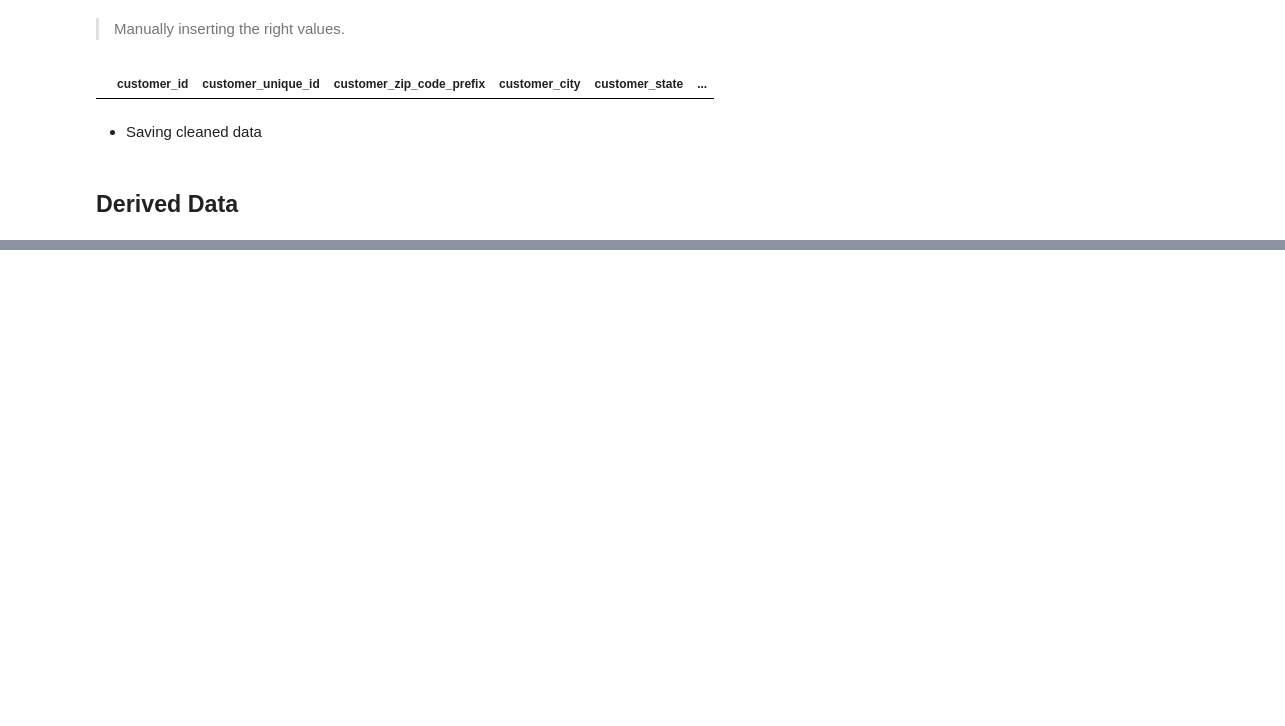
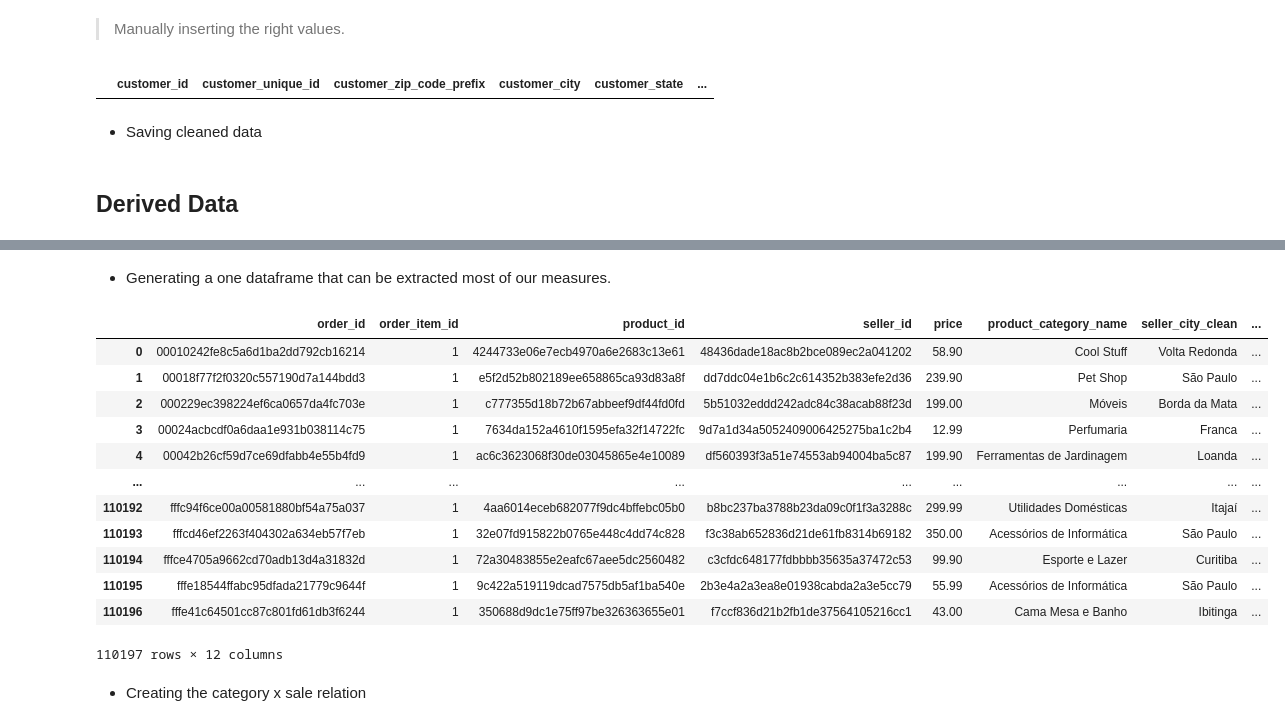
Before and after one commit to rickcolettohub/E-Commerce-Sales-Data-Analysis, a Jupyter notebook: notebooks/EDA.ipynb, the cells around one changed output, grey strips where cells are left out. Cells and saved outputs as stored; diff of their text form; code cells hidden in the pictures; blank space fills up the shorter version.

```diff
--- a/notebooks/EDA.ipynb
+++ b/notebooks/EDA.ipynb
@@ -797,0 +661,27 @@ dfp_seller_revenue.to_csv("../data/processed/seller_revenue.csv", index=False)
+# %%
+proc_df_sales = proc_df_sales[proc_df_sales['order_id'].isin(proc_order_by_customer['order_id'])]
+proc_df_sales.reset_index(drop=True, inplace=True)
+# %%
+total_spent_by_order = proc_df_sales.groupby('order_id')['price'].sum().reset_index()
+proc_order_by_customer = proc_order_by_customer.merge(total_spent_by_order,on='order_id',how='left')
+# %% [markdown]
+- Generating a one dataframe that can be extracted most of our measures.
+# %%
+proc_df_sales = proc_df_sales.merge(proc_order_by_customer[['order_id','order_purchase_timestamp','customer_unique_id','customer_city_clean','customer_state_clean']],on='order_id',how='left')
+proc_df_sales
+# %% [output]
+|  | order_id | order_item_id | product_id | seller_id | price | product_category_name | seller_city_clean | ... |
+| 0 | 00010242fe8c5a6d1ba2dd792cb16214 | 1 | 4244733e06e7ecb4970a6e2683c13e61 | 48436dade18ac8b2bce089ec2a041202 | 58.90 | Cool Stuff | Volta Redonda | ... |
+| 1 | 00018f77f2f0320c557190d7a144bdd3 | 1 | e5f2d52b802189ee658865ca93d83a8f | dd7ddc04e1b6c2c614352b383efe2d36 | 239.90 | Pet Shop | São Paulo | ... |
+| 2 | 000229ec398224ef6ca0657da4fc703e | 1 | c777355d18b72b67abbeef9df44fd0fd | 5b51032eddd242adc84c38acab88f23d | 199.00 | Móveis | Borda da Mata | ... |
+| 3 | 00024acbcdf0a6daa1e931b038114c75 | 1 | 7634da152a4610f1595efa32f14722fc | 9d7a1d34a5052409006425275ba1c2b4 | 12.99 | Perfumaria | Franca | ... |
+| 4 | 00042b26cf59d7ce69dfabb4e55b4fd9 | 1 | ac6c3623068f30de03045865e4e10089 | df560393f3a51e74553ab94004ba5c87 | 199.90 | Ferramentas de Jardinagem | Loanda | ... |
+| ... | ... | ... | ... | ... | ... | ... | ... | ... |
+| 110192 | fffc94f6ce00a00581880bf54a75a037 | 1 | 4aa6014eceb682077f9dc4bffebc05b0 | b8bc237ba3788b23da09c0f1f3a3288c | 299.99 | Utilidades Domésticas | Itajaí | ... |
+| 110193 | fffcd46ef2263f404302a634eb57f7eb | 1 | 32e07fd915822b0765e448c4dd74c828 | f3c38ab652836d21de61fb8314b69182 | 350.00 | Acessórios de Informática | São Paulo | ... |
+| 110194 | fffce4705a9662cd70adb13d4a31832d | 1 | 72a30483855e2eafc67aee5dc2560482 | c3cfdc648177fdbbbb35635a37472c53 | 99.90 | Esporte e Lazer | Curitiba | ... |
+| 110195 | fffe18544ffabc95dfada21779c9644f | 1 | 9c422a519119dcad7575db5af1ba540e | 2b3e4a2a3ea8e01938cabda2a3e5cc79 | 55.99 | Acessórios de Informática | São Paulo | ... |
+| 110196 | fffe41c64501cc87c801fd61db3f6244 | 1 | 350688d9dc1e75ff97be326363655e01 | f7ccf836d21b2fb1de37564105216cc1 | 43.00 | Cama Mesa e Banho | Ibitinga | ... |
+110197 rows × 12 columns
+# %% [markdown]
+- Creating the category x sale relation
```
Also changed, not shown: parts of 39 cells of this notebook, 6 other files.
